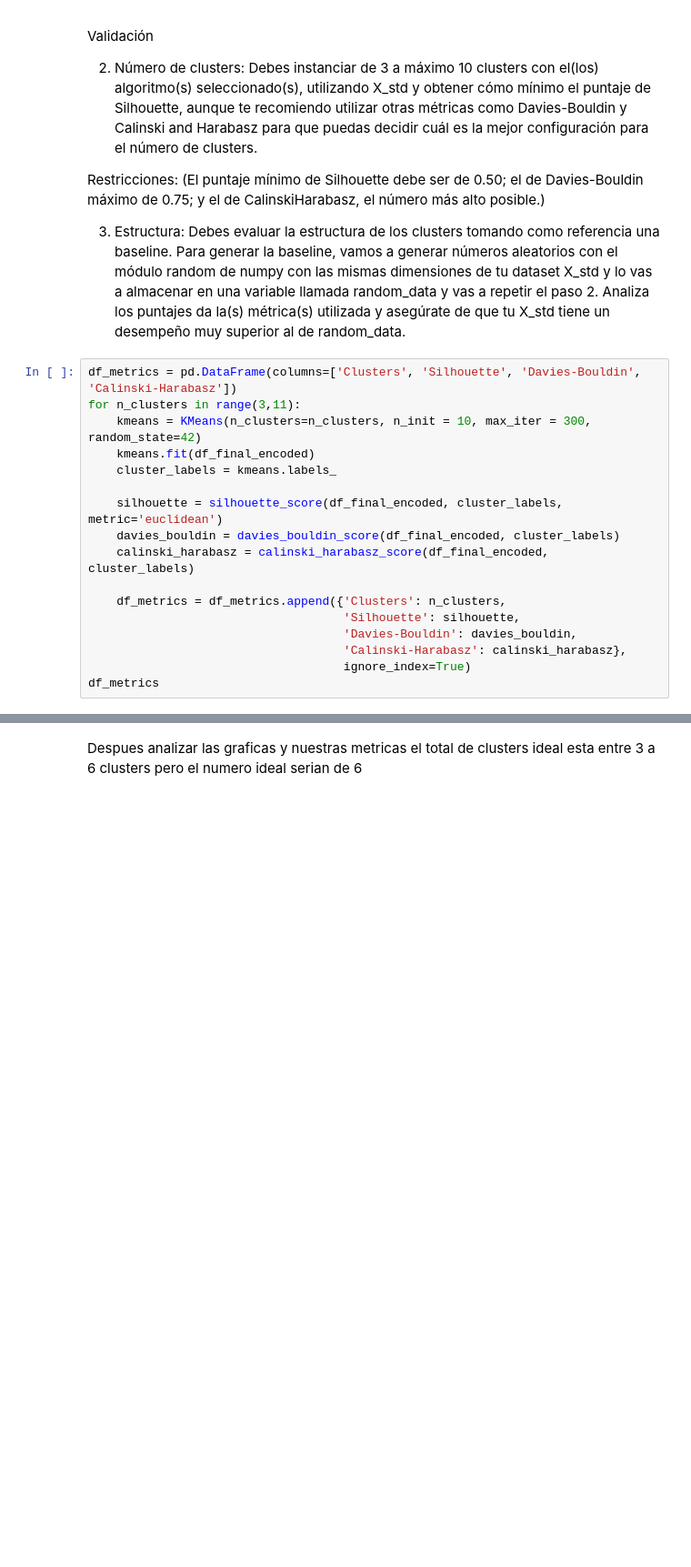
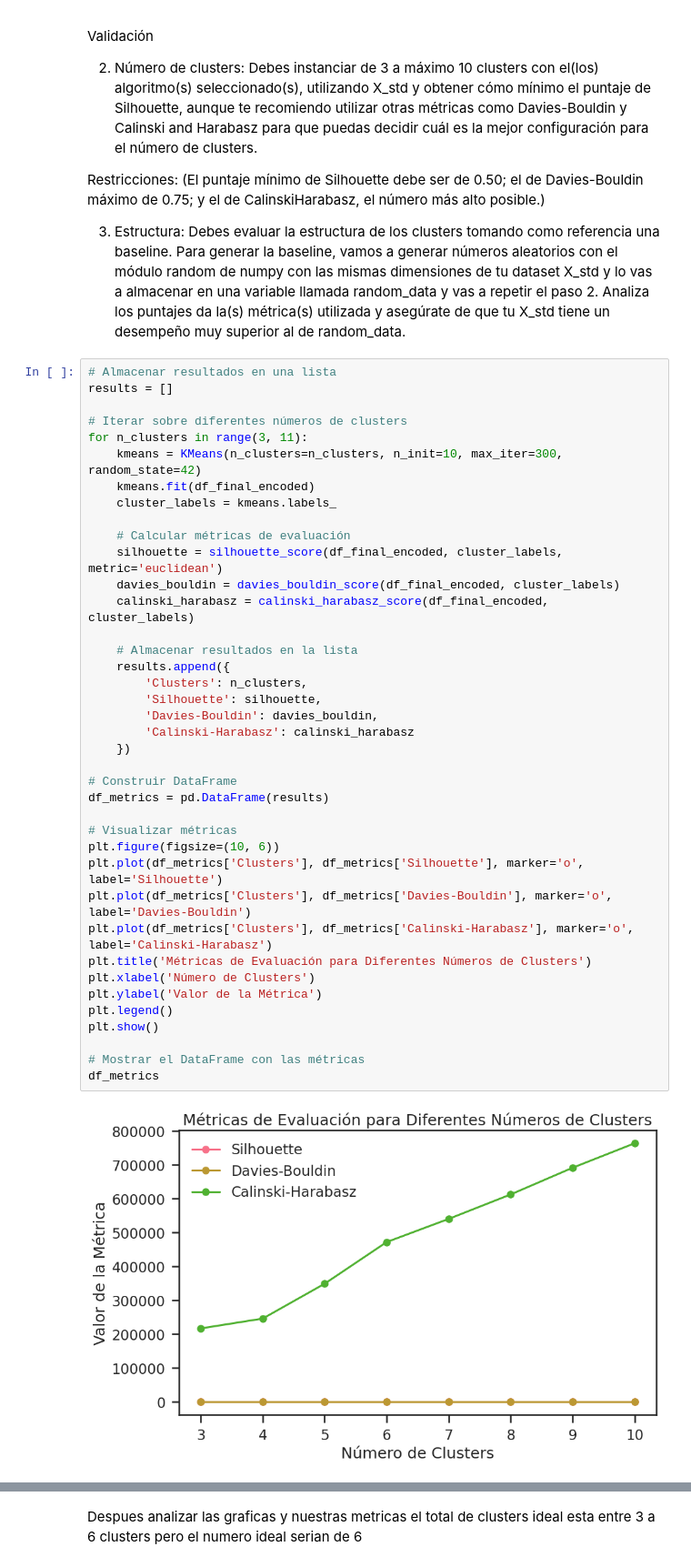
Before and after one commit to wilferalexander/LaEscenciadelcliente, a Jupyter notebook: La_esencia_del_cliente.ipynb, the cells around one changed output, grey strips where cells are left out. Shown at 91% size. Saved outputs shown, nothing was run; the diff lists cells and outputs as text; blank space fills up the shorter version.

```diff
--- a/La_esencia_del_cliente.ipynb
+++ b/La_esencia_del_cliente.ipynb
@@ -1089,21 +1087,44 @@ Restricciones: (El puntaje mínimo de Silhouette debe ser de 0.50; el de Davies-
 
 3. Estructura: Debes evaluar la estructura de los clusters tomando como referencia una baseline. Para generar la baseline, vamos a generar números aleatorios con el módulo random de numpy con las mismas dimensiones de tu dataset X_std y lo vas a almacenar en una variable llamada random_data y vas a repetir el paso 2. Analiza los puntajes da la(s) métrica(s) utilizada y asegúrate de que tu X_std tiene un desempeño muy superior al de random_data.
 # %%
-df_metrics = pd.DataFrame(columns=['Clusters', 'Silhouette', 'Davies-Bouldin', 'Calinski-Harabasz'])
-for n_clusters in range(3,11):
-    kmeans = KMeans(n_clusters=n_clusters, n_init = 10, max_iter = 300, random_state=42)
+# Almacenar resultados en una lista
+results = []
+
+# Iterar sobre diferentes números de clusters
+for n_clusters in range(3, 11):
+    kmeans = KMeans(n_clusters=n_clusters, n_init=10, max_iter=300, random_state=42)
     kmeans.fit(df_final_encoded)
     cluster_labels = kmeans.labels_
 
+    # Calcular métricas de evaluación
     silhouette = silhouette_score(df_final_encoded, cluster_labels, metric='euclidean')
     davies_bouldin = davies_bouldin_score(df_final_encoded, cluster_labels)
     calinski_harabasz = calinski_harabasz_score(df_final_encoded, cluster_labels)
 
-    df_metrics = df_metrics.append({'Clusters': n_clusters,
-                                    'Silhouette': silhouette,
-                                    'Davies-Bouldin': davies_bouldin,
-                                    'Calinski-Harabasz': calinski_harabasz},
-                                    ignore_index=True)
+    # Almacenar resultados en la lista
+    results.append({
+        'Clusters': n_clusters,
+        'Silhouette': silhouette,
+        'Davies-Bouldin': davies_bouldin,
+        'Calinski-Harabasz': calinski_harabasz
+    })
+
+# Construir DataFrame
+df_metrics = pd.DataFrame(results)
+
+# Visualizar métricas
+plt.figure(figsize=(10, 6))
+plt.plot(df_metrics['Clusters'], df_metrics['Silhouette'], marker='o', label='Silhouette')
+plt.plot(df_metrics['Clusters'], df_metrics['Davies-Bouldin'], marker='o', label='Davies-Bouldin')
+plt.plot(df_metrics['Clusters'], df_metrics['Calinski-Harabasz'], marker='o', label='Calinski-Harabasz')
+plt.title('Métricas de Evaluación para Diferentes Números de Clusters')
+plt.xlabel('Número de Clusters')
+plt.ylabel('Valor de la Métrica')
+plt.legend()
+plt.show()
+
+# Mostrar el DataFrame con las métricas
 df_metrics
 # %% [output]
+[figure, added]
 |  | Clusters | Silhouette | Davies-Bouldin | Calinski-Harabasz |
```
Also changed, not shown: parts of 48 cells of this notebook.
